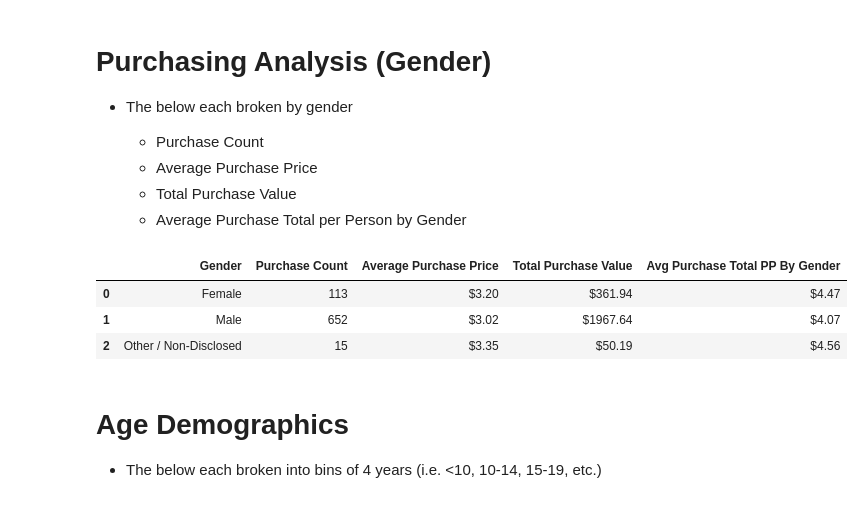
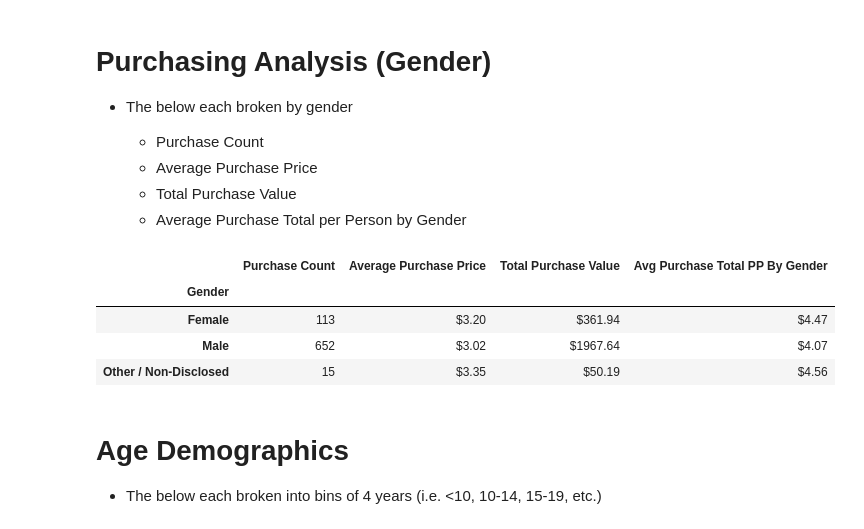
Before and after one commit to sainigurcharan/myUCIWork, a Jupyter notebook: 04 Pandas/HeroesOfPymoli/HeroesOfPymoli.ipynb, the cells around one changed output. Drawn from its saved outputs; the diff is of its cells as text; code cells hidden in the pictures.

```diff
--- a/04 Pandas/HeroesOfPymoli/HeroesOfPymoli.ipynb
+++ b/04 Pandas/HeroesOfPymoli/HeroesOfPymoli.ipynb
@@ -87,0 +63,15 @@ genderDemographicDF.head()
+# %%
+# set data frame group by Gender
+genderGroupByDF = mainDF.groupby(["Gender"])
+totCount = genderGroupByDF["SN"].nunique().sum()
+totCountByGender = genderGroupByDF["SN"].nunique()
+percOfPlayers = (totCountByGender/totCount) * 100
+genderDemographicDF = pd.DataFrame({
+    "Total Count": totCountByGender,
+    "Percentage of Players": percOfPlayers
+})
+# sort by the percentage of players
+genderDemographicDF = genderDemographicDF.sort_values(["Percentage of Players"], ascending=False).head()
+# format the float columns
+genderDemographicDF["Percentage of Players"] = genderDemographicDF["Percentage of Players"].map('{:.2f}%'.format)
+genderDemographicDF.head()
@@ -95,40 +91,30 @@ genderDemographicDF.head()
     * Total Purchase Value
     * Average Purchase Total per Person by Gender
 # %%
-totMalePurchase = mainDF[mainDF["Gender"] == "Male"]["Price"].count()
-totFemalePurchase = mainDF[mainDF["Gender"] == "Female"]["Price"].count()
-# 'totPurchase' from Purchasing Analysis data above
-totOtherPurchase = totPurchase - (totMalePurchase + totFemalePurchase)
-malePriceAvg = mainDF[mainDF["Gender"] == "Male"]['Price'].mean()
-femalePriceAvg = mainDF[mainDF["Gender"] == "Female"]['Price'].mean()
-otherPriceAvg = mainDF[mainDF["Gender"] == "Other / Non-Disclosed"]['Price'].mean()
-malePriceTot = mainDF[mainDF["Gender"] == "Male"]['Price'].sum()
-femalePriceTot = mainDF[mainDF["Gender"] == "Female"]['Price'].sum()
-otherPriceTot = mainDF[mainDF["Gender"] == "Other / Non-Disclosed"]['Price'].sum()
-# 'genderMale', 'genderFemale', 'genderOther' from Gender Demographic data above
-maleAvgPurchaseTot = malePriceTot/genderMale
-femaleAvgPurchaseTot = femalePriceTot/genderFemale
-otherAvgPurchaseTot = otherPriceTot/genderOther
-colName = ["Gender", "Purchase Count", "Average Purchase Price", "Total Purchase Value", "Avg Purchase Total PP By Gender"]
-
+# set data frame group by Gender
+purchaseCount = genderGroupByDF["Gender"].count()
+avgPurchasePrice = genderGroupByDF["Price"].mean()
+totPurchasePrice = genderGroupByDF["Price"].sum()
+totAgeCount = genderGroupByDF["SN"].nunique()
+avgTotPurchasePPGender = totPurchasePrice/totAgeCount
 # presenting data into Purchasing Analysis (Gender) data frame to present
 genderPurchaseAnalysisDF = pd.DataFrame({
-    "Gender": ["Female", "Male", "Other / Non-Disclosed"],
-    "Purchase Count": [totFemalePurchase, totMalePurchase, totOtherPurchase],
-    "Average Purchase Price": [femalePriceAvg, malePriceAvg, otherPriceAvg],
-    "Total Purchase Value": [femalePriceTot, malePriceTot, otherPriceTot],
-    "Avg Purchase Total PP By Gender": [femaleAvgPurchaseTot, maleAvgPurchaseTot, otherAvgPurchaseTot]},
-    columns = colName)
+    "Purchase Count": purchaseCount,
+    "Average Purchase Price": avgPurchasePrice,
+    "Total Purchase Value": totPurchasePrice,
+    "Avg Purchase Total PP By Gender": avgTotPurchasePPGender
+})
 # format the float columns
 genderPurchaseAnalysisDF["Average Purchase Price"] = genderPurchaseAnalysisDF["Average Purchase Price"].map('${:.2f}'.format)
 genderPurchaseAnalysisDF["Total Purchase Value"] = genderPurchaseAnalysisDF["Total Purchase Value"].map('${:.2f}'.format)
 genderPurchaseAnalysisDF["Avg Purchase Total PP By Gender"] = genderPurchaseAnalysisDF["Avg Purchase Total PP By Gender"].map('${:.2f}'.format)
 genderPurchaseAnalysisDF.head()
 # %% [output]
-|  | Gender | Purchase Count | Average Purchase Price | Total Purchase Value | Avg Purchase Total PP By Gender |
-| 0 | Female | 113 | $3.20 | $361.94 | $4.47 |
-| 1 | Male | 652 | $3.02 | $1967.64 | $4.07 |
-| 2 | Other / Non-Disclosed | 15 | $3.35 | $50.19 | $4.56 |
+|  | Purchase Count | Average Purchase Price | Total Purchase Value | Avg Purchase Total PP By Gender |
+| Gender |  |  |  |  |
+| Female | 113 | $3.20 | $361.94 | $4.47 |
+| Male | 652 | $3.02 | $1967.64 | $4.07 |
+| Other / Non-Disclosed | 15 | $3.35 | $50.19 | $4.56 |
 # %% [markdown]
 # Age Demographics
 
```
Also changed, not shown: parts of 2 cells of this notebook, 1 other file.
